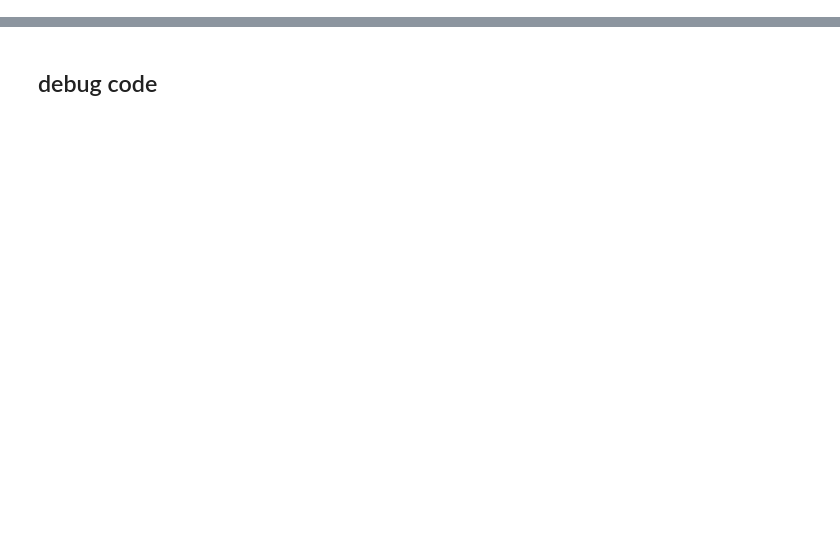
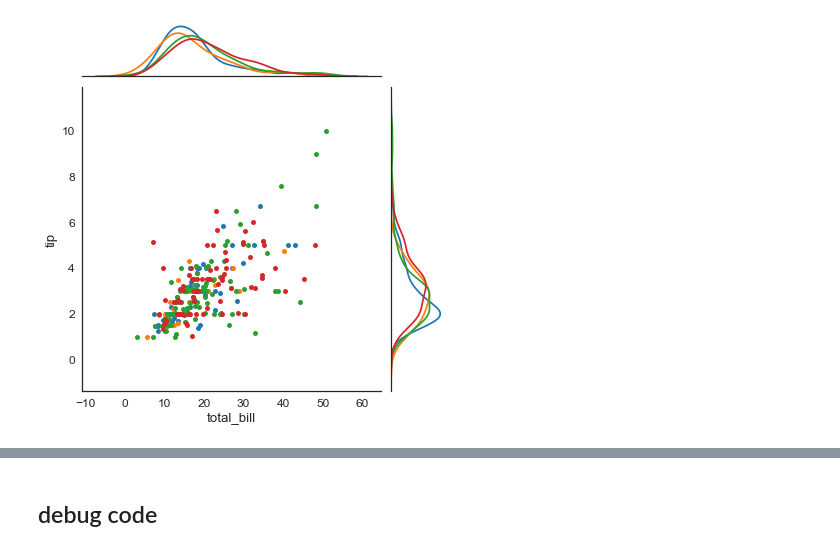
Before and after one commit to rachelstephlee/qlearning, a Jupyter notebook: BehavioralFit2.ipynb, the cells around one changed output, grey strips where cells are left out. Drawn from its saved outputs; the diff is of its cells as text; code cells hidden in the pictures; blank space fills up the shorter version.

```diff
--- a/BehavioralFit2.ipynb
+++ b/BehavioralFit2.ipynb
@@ -287,3 +308,12 @@ plt.title('Alpha Distributions for Each Subject')
+# %%
+tips = sns.load_dataset("tips")
+g = sns.JointGrid("total_bill", "tip", tips)
+for day, day_tips in tips.groupby("day"):
+    sns.kdeplot(day_tips["total_bill"], ax=g.ax_marg_x, legend=False)
+    sns.kdeplot(day_tips["tip"], ax=g.ax_marg_y, vertical=True, legend=False)
+    g.ax_joint.plot(day_tips["total_bill"], day_tips["tip"], "o", ms=5)
+# %% [output]
+[figure, added]
 # %%
 
 for s in np.arange(NS):
```
Also changed, not shown: parts of 23 cells of this notebook, 3 other files.
